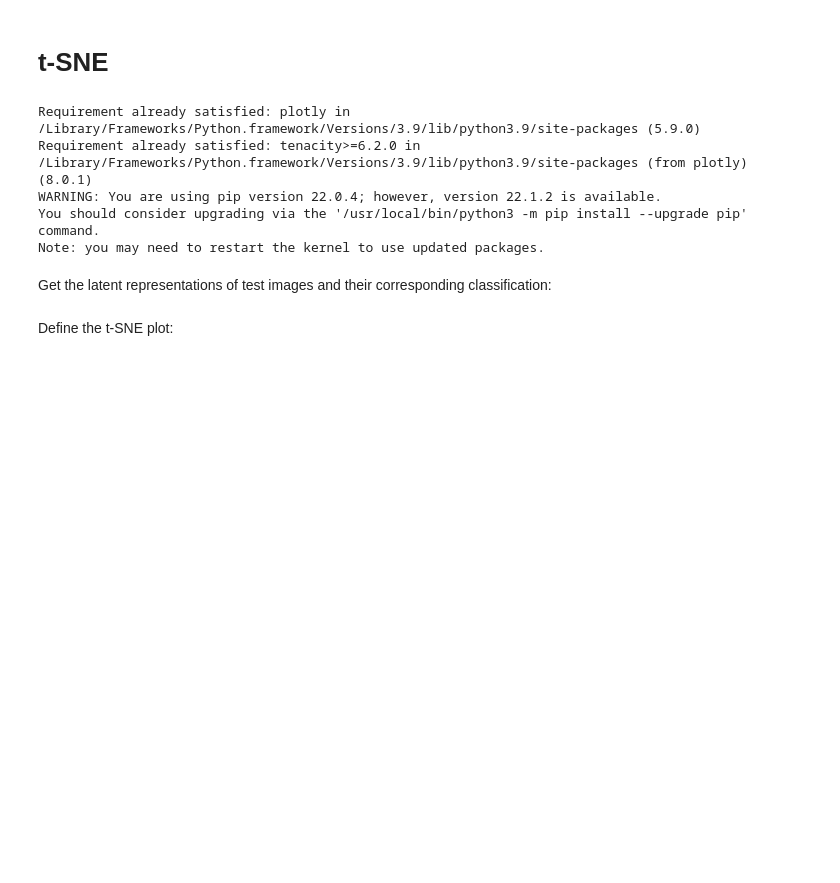
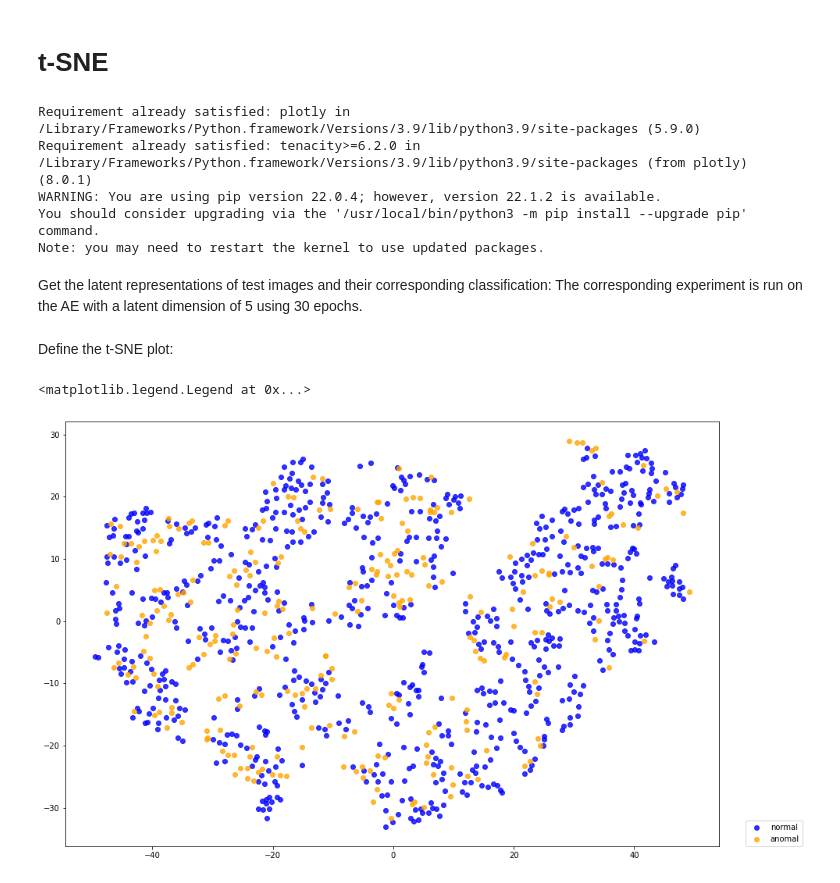
Before and after one commit to ElifEmanet/dental_imaging, a Jupyter notebook: notebooks/latent_repr_tsne_plot.ipynb, the cells around one changed output. Drawn from its saved outputs; the diff is of its cells as text; code cells hidden in the pictures; blank space fills up the shorter version.

```diff
--- a/notebooks/latent_repr_tsne_plot.ipynb
+++ b/notebooks/latent_repr_tsne_plot.ipynb
@@ -18,4 +18,5 @@ import seaborn as sns
 from sklearn.manifold import TSNE
 # %% [markdown]
 Get the latent representations of test images and their corresponding classification:
+The corresponding experiment is run on the AE with a latent dimension of 5 using 30 epochs.
 # %%
@@ -29,4 +30,22 @@ tsne = TSNE(perplexity=30, n_components=2, init='pca', n_iter=1000, random_state
 lat_r_t = tsne.fit_transform(lat_repr)
+# %%
+lat_0 = lat_r_t[np.where(cl_new == 0)]
+lat_10 = lat_r_t[np.where(cl_new == 10)]
+lat_8 = lat_r_t[np.where(cl_new == 8)]
+lat_11 = lat_r_t[np.where(cl_new == 11)]
+# %%
+plt.figure(figsize=(15, 10))
+
+# 0
+plt.scatter(lat_0[:, 0], lat_0[:, 1], c ="blue", alpha=0.8, label='normal')
+# plt.scatter(lat_10[:, 0], lat_10[:, 1], c ="green", alpha=0.8, label='normal, artifact')
+plt.scatter(lat_8[:, 0], lat_8[:, 1], c ="orange", alpha=0.8, label='anomal')
+# plt.scatter(lat_11[:, 0], lat_11[:, 1], c ="cyan", alpha=0.8, label='anomal, artifact')
+plt.legend(loc=(1.04,0))
+# plt.show()
+# %% [output]
+<matplotlib.legend.Legend at 0x...>
+[figure, added]
 # %%
 lat_0_0 = lat_r_t[np.where((cl_new == 0) & (view_class == 0))]
 lat_0_1 = lat_r_t[np.where((cl_new == 0) & (view_class == 1))]
```
Also changed, not shown: parts of 7 cells of this notebook, 16 other files.
